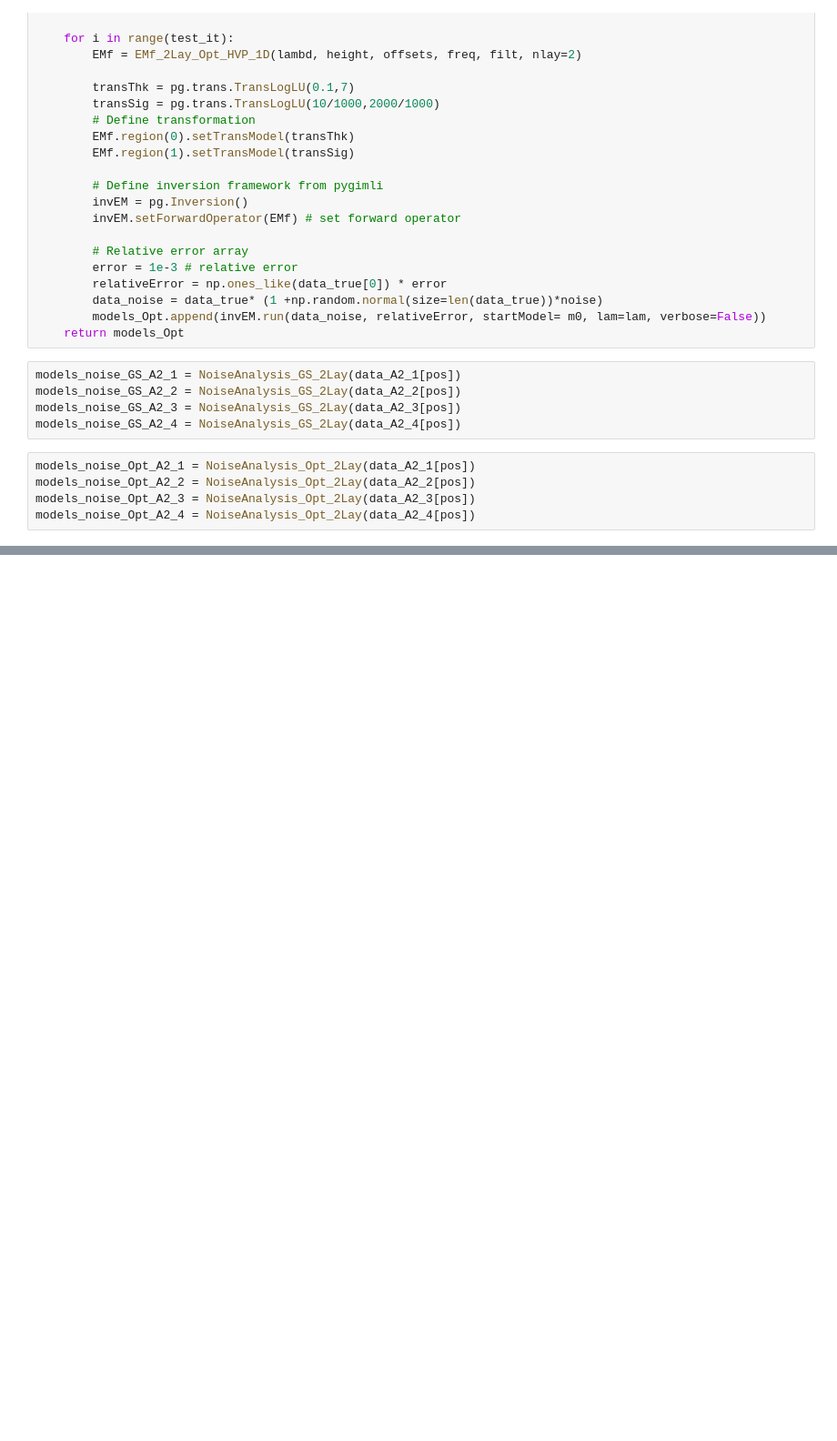
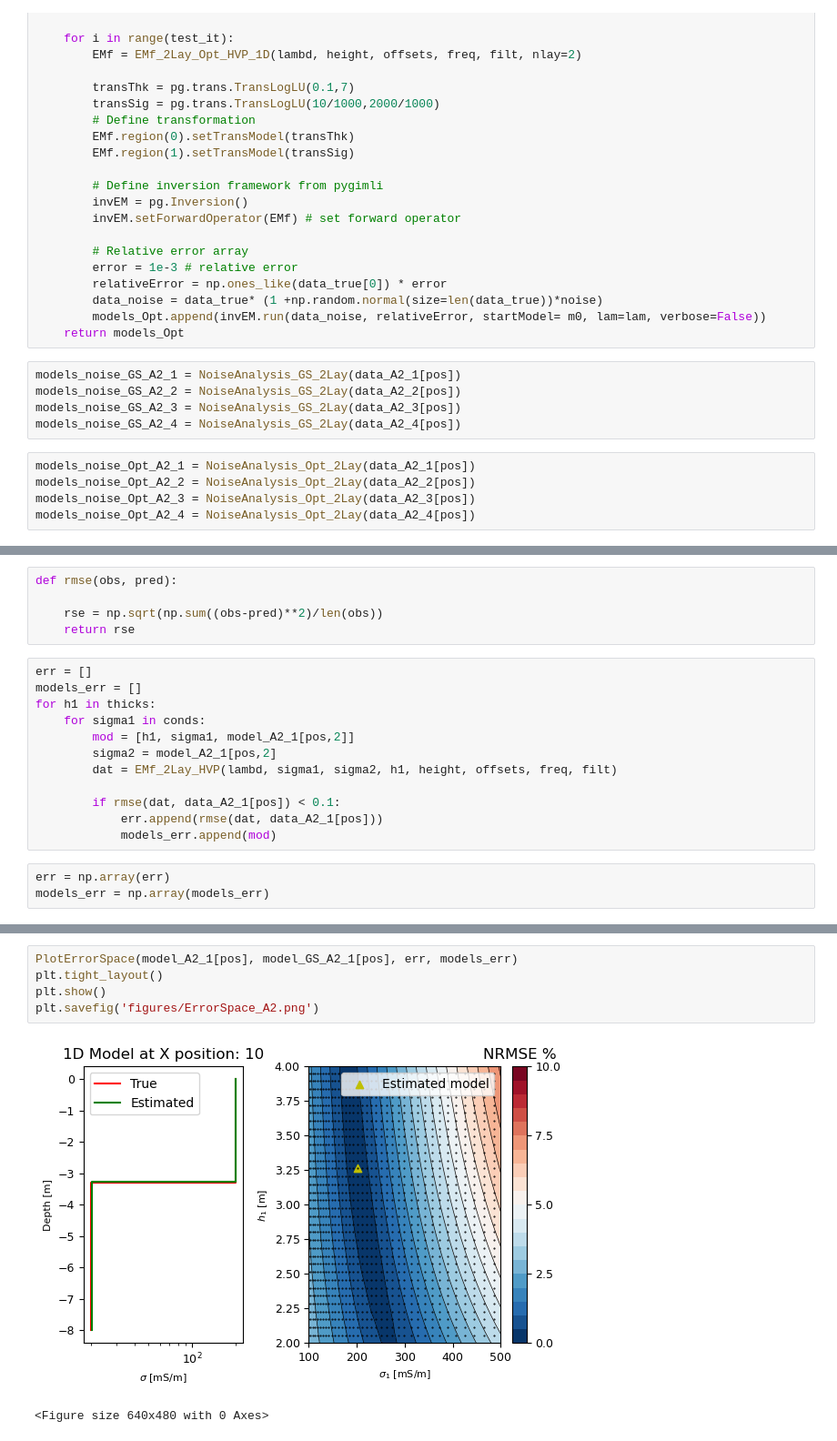
Before and after one commit to mariacarrizo/MC_RB_EM_1D, a Jupyter notebook: Synth-2Layers/A2/NoiseAnalysis.ipynb, the cells around one changed output, grey strips where cells are left out. Shown at 91% size. Saved outputs shown, nothing was run; the diff lists cells and outputs as text; blank space fills up the shorter version.

```diff
--- a/Synth-2Layers/A2/NoiseAnalysis.ipynb
+++ b/Synth-2Layers/A2/NoiseAnalysis.ipynb
@@ -96,0 +181,20 @@ print('hello')
+# %%
+def rmse(obs, pred):
+
+    rse = np.sqrt(np.sum((obs-pred)**2)/len(obs))
+    return rse
+# %%
+err = []
+models_err = []
+for h1 in thicks:
+    for sigma1 in conds:
+        mod = [h1, sigma1, model_A2_1[pos,2]]
+        sigma2 = model_A2_1[pos,2]
+        dat = EMf_2Lay_HVP(lambd, sigma1, sigma2, h1, height, offsets, freq, filt)
+
+        if rmse(dat, data_A2_1[pos]) < 0.1:
+            err.append(rmse(dat, data_A2_1[pos]))
+            models_err.append(mod)
+# %%
+err = np.array(err)
+models_err = np.array(models_err)
@@ -96,0 +253,8 @@ print('hello')
+# %%
+PlotErrorSpace(model_A2_1[pos], model_GS_A2_1[pos], err, models_err)
+plt.tight_layout()
+plt.show()
+plt.savefig('figures/ErrorSpace_A2.png')
+# %% [output]
+[figure, added]
+<Figure size 640x480 with 0 Axes>
```
Also changed, not shown: parts of 7 cells of this notebook, 3 other files.
